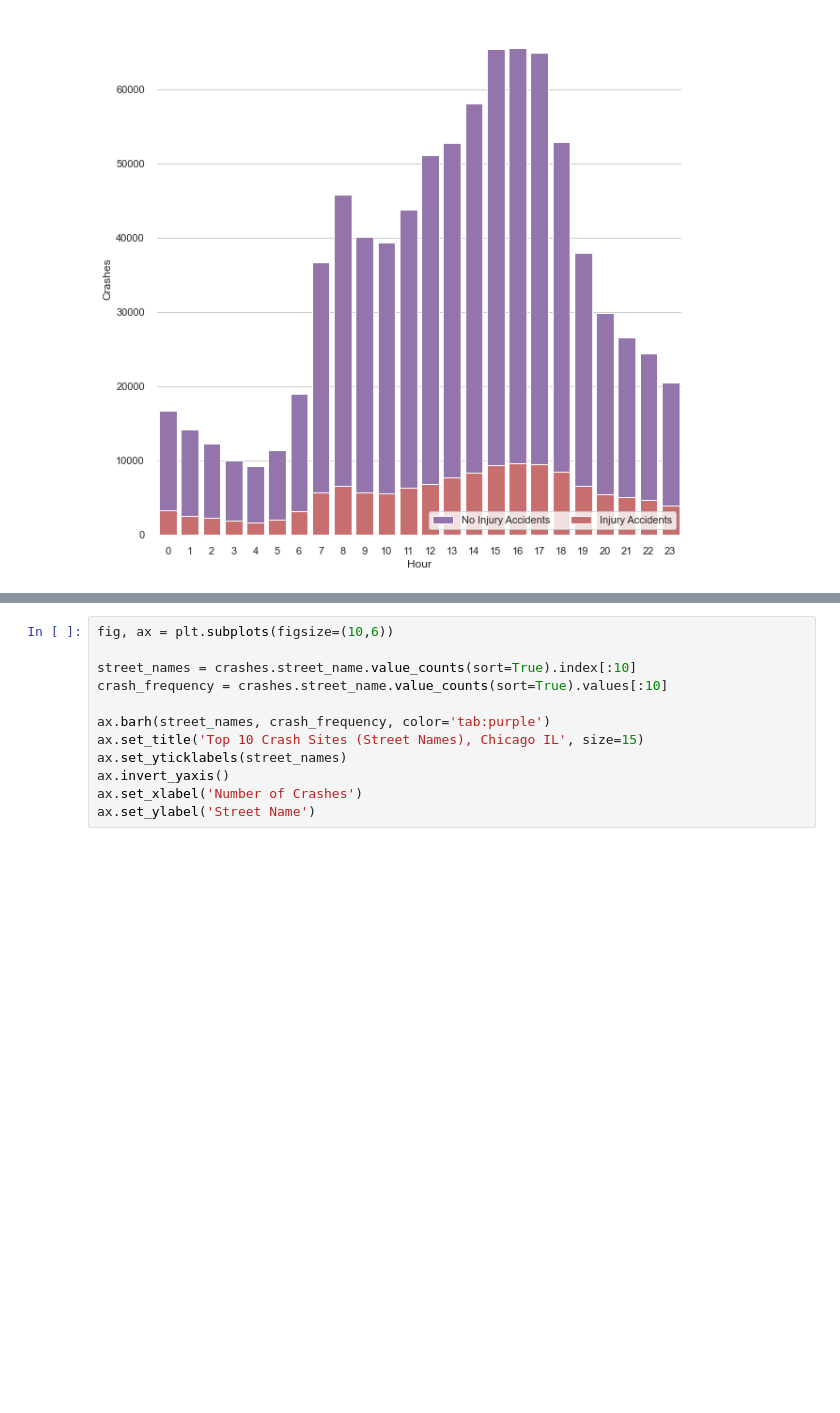
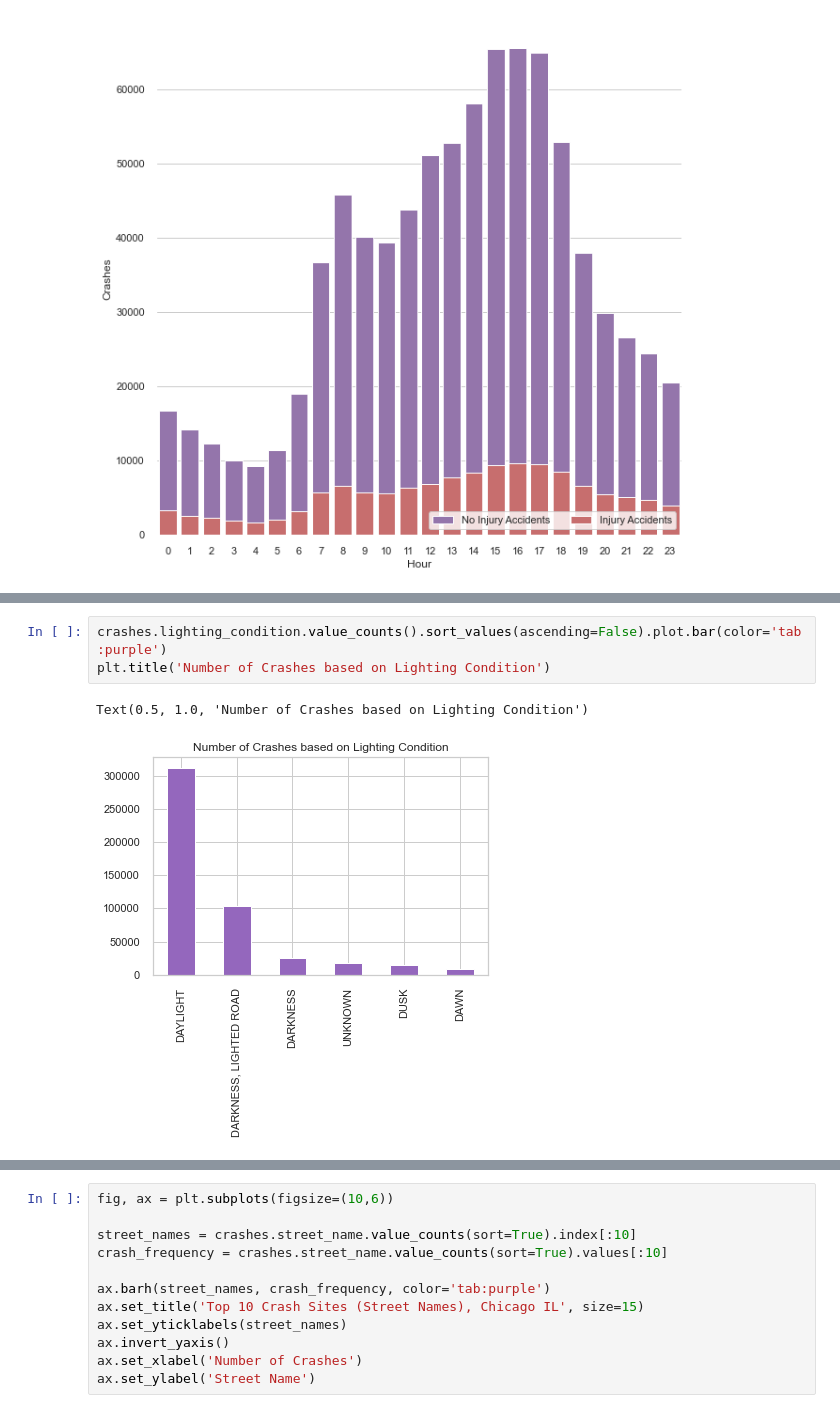
Before and after one commit to marcosvppfernandes/chicagoteam_quanggang, a Jupyter notebook: final_notebook.ipynb, the cells around one changed output, grey strips where cells are left out. Saved outputs shown, nothing was run; the diff lists cells and outputs as text; blank space fills up the shorter version.

```diff
--- a/final_notebook.ipynb
+++ b/final_notebook.ipynb
@@ -282,0 +364,6 @@ sns.despine(left=True, bottom=True)
+# %%
+crashes.lighting_condition.value_counts().sort_values(ascending=False).plot.bar(color='tab:purple')
+plt.title('Number of Crashes based on Lighting Condition')
+# %% [output]
+Text(0.5, 1.0, 'Number of Crashes based on Lighting Condition')
+[figure, added]
```
Also changed, not shown: parts of 70 cells of this notebook, 3 other files.
